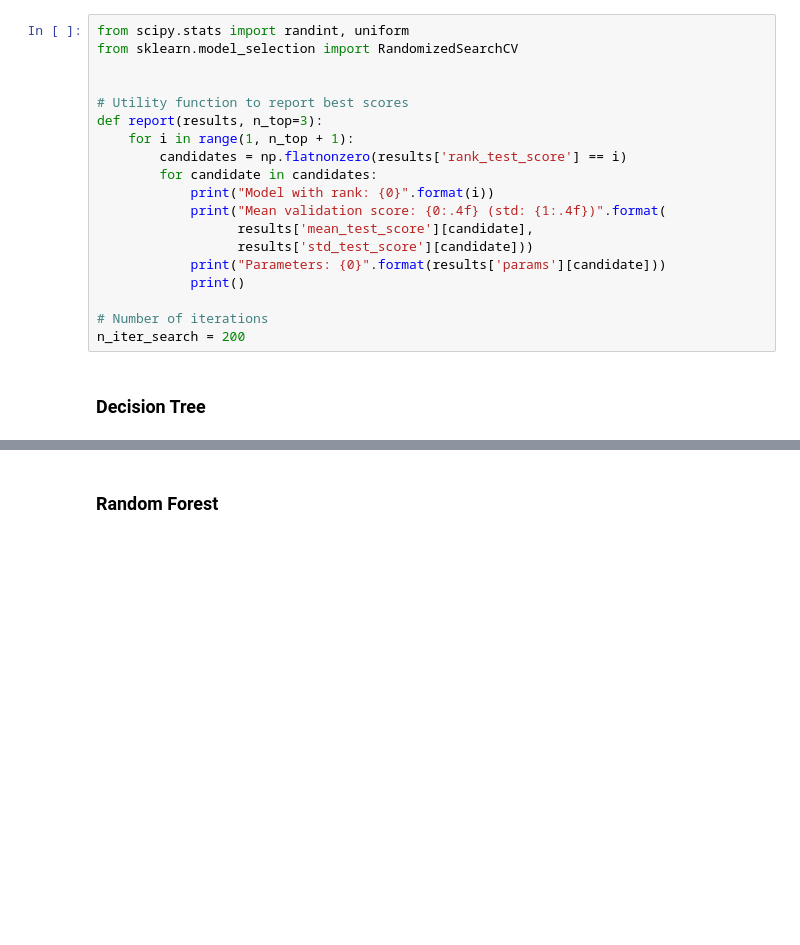
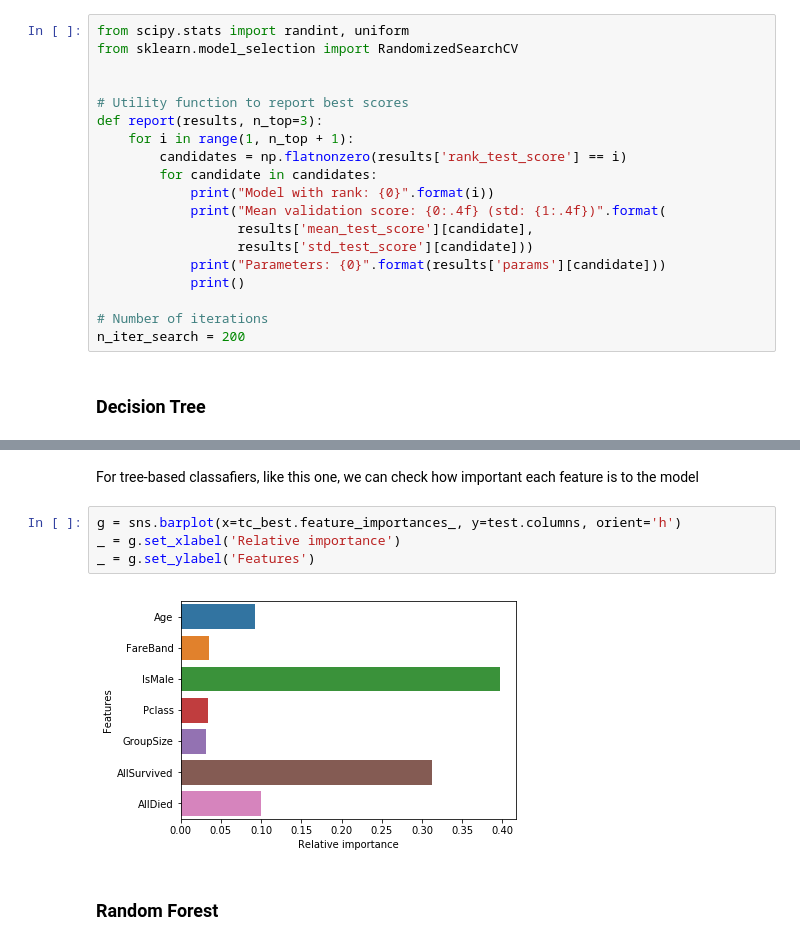
Before and after one commit to davidtvs/kaggle-titanic, a Jupyter notebook: surviving-the-titanic.ipynb, the cells around one changed output, grey strips where cells are left out. Drawn from its saved outputs; the diff is of its cells as text; blank space fills up the shorter version.

Commit message:
Add feature importance charts

```diff
--- a/surviving-the-titanic.ipynb
+++ b/surviving-the-titanic.ipynb
@@ -704,4 +700,12 @@ Parameters: {'max_depth': None, 'min_samples_split': 4, 'max_features': 5}
 [Parallel(n_jobs=4)]: Done 2000 out of 2000 | elapsed:    1.1s finished
+# %% [markdown]
+For tree-based classafiers, like this one, we can check how important each feature is to the model
+# %%
+g = sns.barplot(x=tc_best.feature_importances_, y=test.columns, orient='h')
+_ = g.set_xlabel('Relative importance')
+_ = g.set_ylabel('Features')
+# %% [output]
+[figure, added]
 # %% [markdown]
 ### Random Forest
 # %%
```
Also changed, not shown: parts of 14 cells of this notebook.
